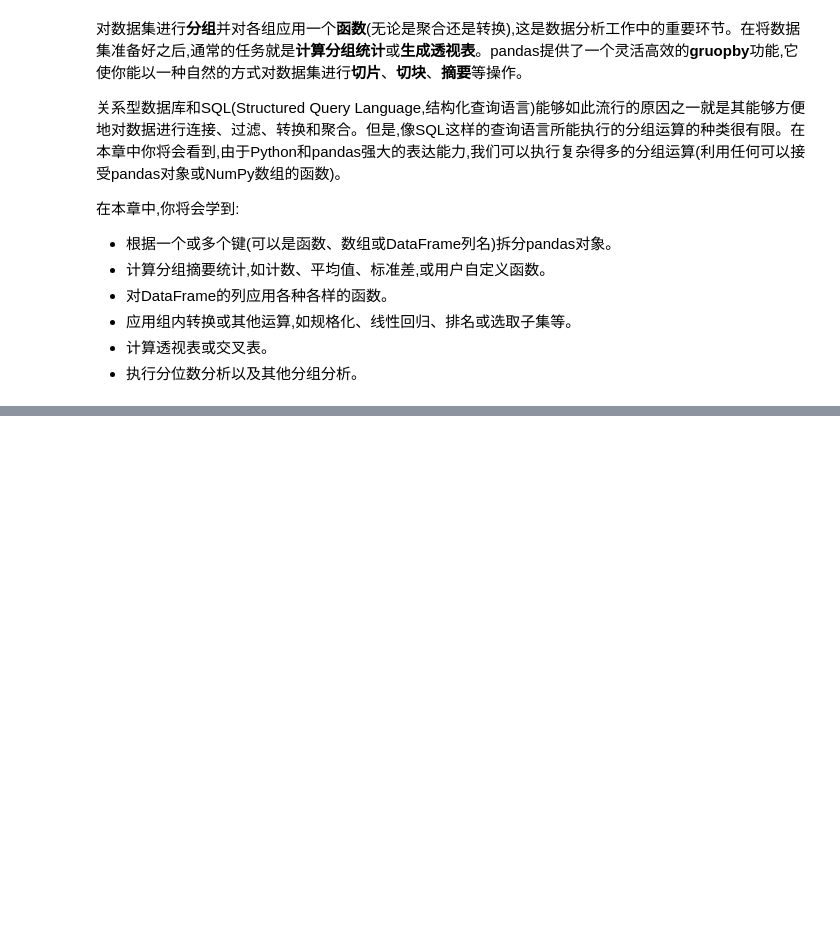
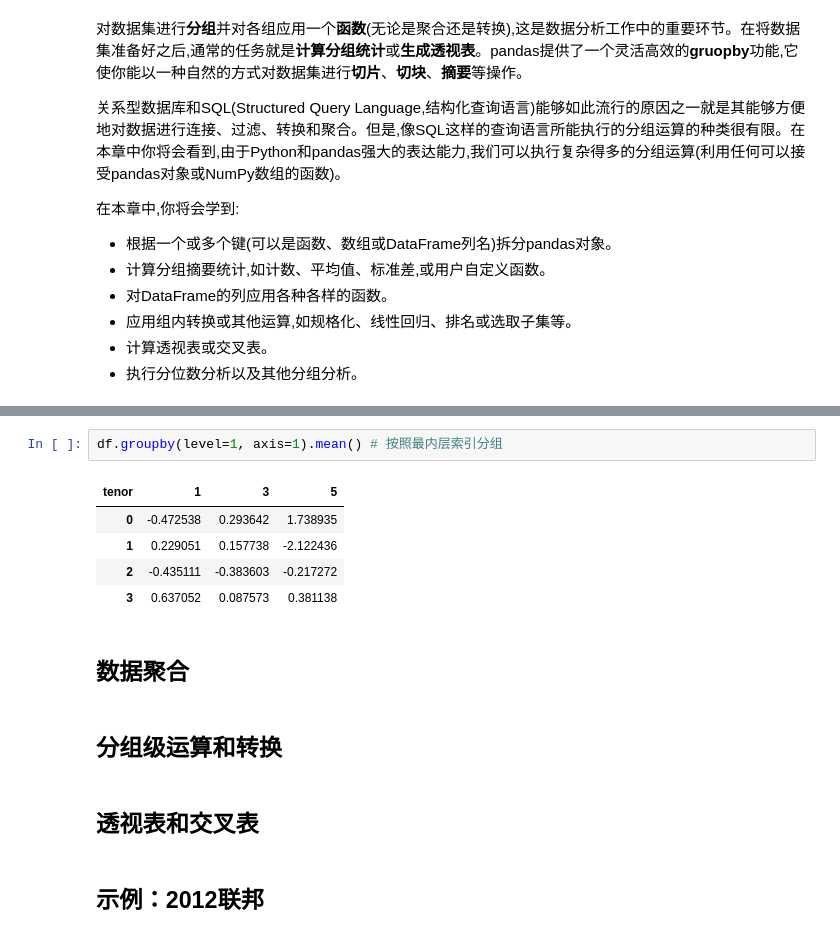
Before and after one commit to NemoHoHaloAi/machine_learning, a Jupyter notebook: python数据分析/数据聚合与分组计算.ipynb, the cells around one changed output, grey strips where cells are left out. Cells and saved outputs as stored; diff of their text form; blank space fills up the shorter version.

```diff
--- a/python数据分析/数据聚合与分组计算.ipynb
+++ b/python数据分析/数据聚合与分组计算.ipynb
@@ -31,0 +369,16 @@
+# %%
+df.groupby(level=1, axis=1).mean() # 按照最内层索引分组
+# %% [output]
+| tenor | 1 | 3 | 5 |
+| 0 | -0.472538 | 0.293642 | 1.738935 |
+| 1 | 0.229051 | 0.157738 | -2.122436 |
+| 2 | -0.435111 | -0.383603 | -0.217272 |
+| 3 | 0.637052 | 0.087573 | 0.381138 |
+# %% [markdown]
+## 数据聚合
+# %% [markdown]
+## 分组级运算和转换
+# %% [markdown]
+## 透视表和交叉表
+# %% [markdown]
+## 示例：2012联邦
```
Also changed, not shown: parts of 56 cells of this notebook.
